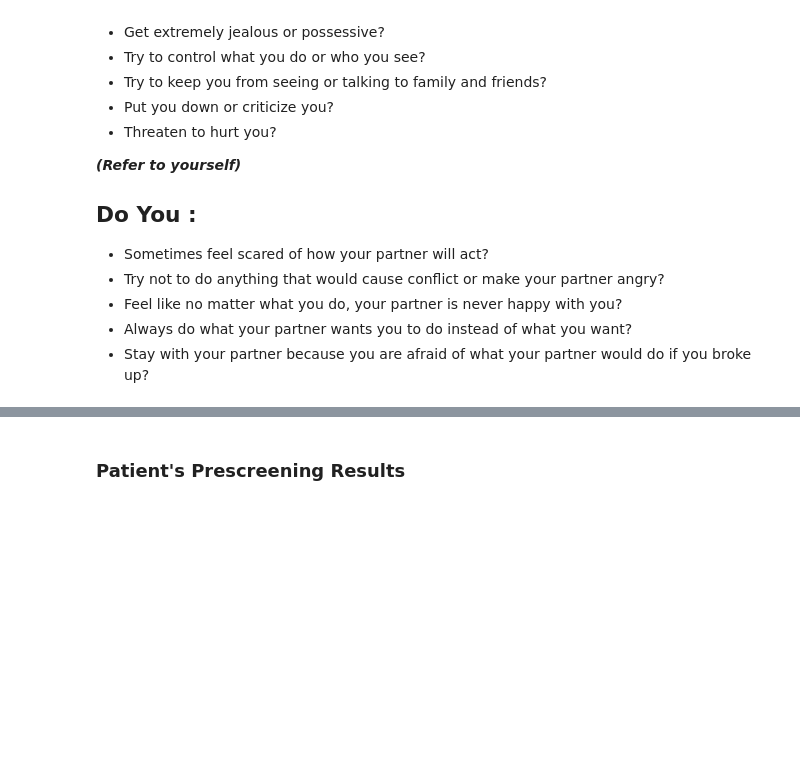
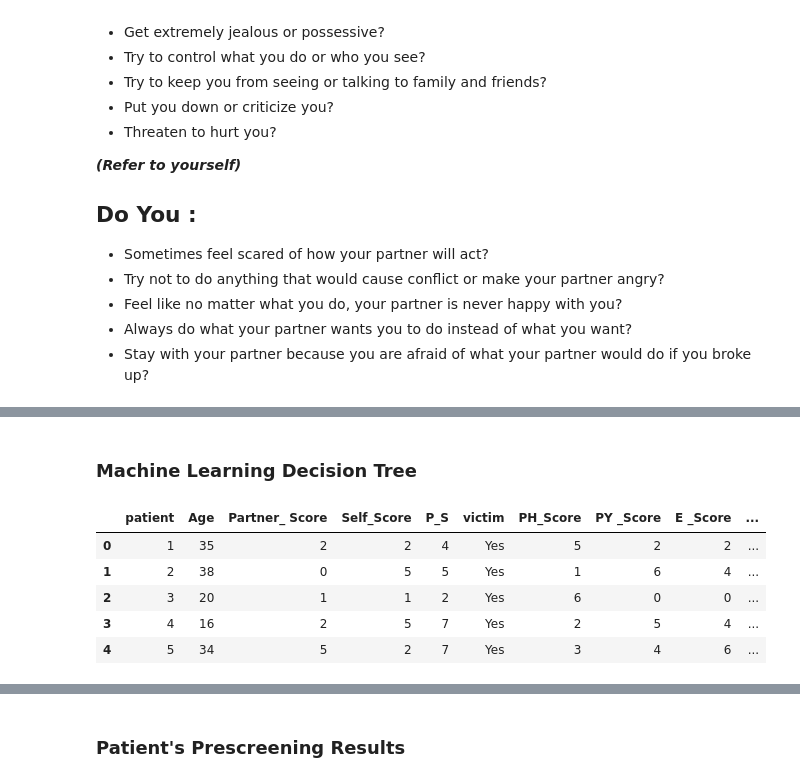
Before and after one commit to ClarkeDee/Capstone, a Jupyter notebook: BA590Proposal.ipynb, the cells around one changed output, grey strips where cells are left out. Cells and saved outputs as stored; diff of their text form; code cells hidden in the pictures; blank space fills up the shorter version.

```diff
--- a/BA590Proposal.ipynb
+++ b/BA590Proposal.ipynb
@@ -126,0 +135,19 @@ Each response is scored accordingly:
+# %% [markdown]
+### Machine Learning Decision Tree
+# %%
+col_names= [ 'patient', 'Age','Partner_ Score','Self_Score','P_S','victim','PH_Score','PY _Score','E _Score','S _Score']
+# %%
+#importing first model-survey results
+m1 = pd.read_csv("model - m1.csv", header= 0, names= col_names)
+
+#iporting 2nd model-survey results
+m2 = pd.read_csv("model - m2.csv", header= 0, names= col_names)
+# %%
+m1.head()
+# %% [output]
+|  | patient | Age | Partner_ Score | Self_Score | P_S | victim | PH_Score | PY _Score | E _Score | ... |
+| 0 | 1 | 35 | 2 | 2 | 4 | Yes | 5 | 2 | 2 | ... |
+| 1 | 2 | 38 | 0 | 5 | 5 | Yes | 1 | 6 | 4 | ... |
+| 2 | 3 | 20 | 1 | 1 | 2 | Yes | 6 | 0 | 0 | ... |
+| 3 | 4 | 16 | 2 | 5 | 7 | Yes | 2 | 5 | 4 | ... |
+| 4 | 5 | 34 | 5 | 2 | 7 | Yes | 3 | 4 | 6 | ... |
```
Also changed, not shown: parts of 48 cells of this notebook, 7 other files.
